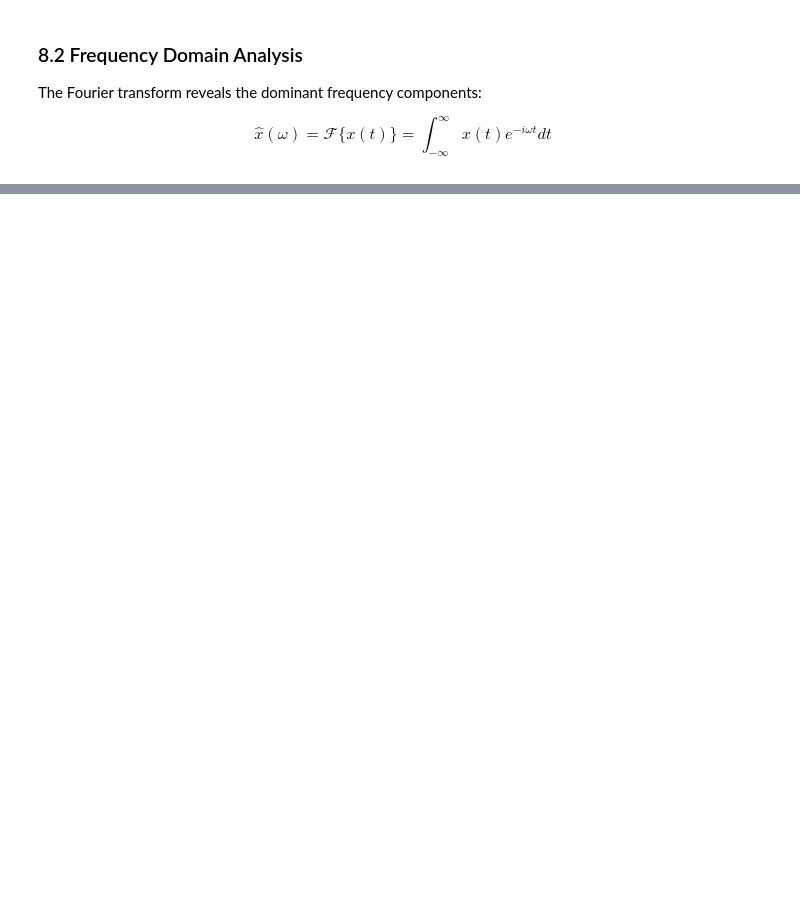
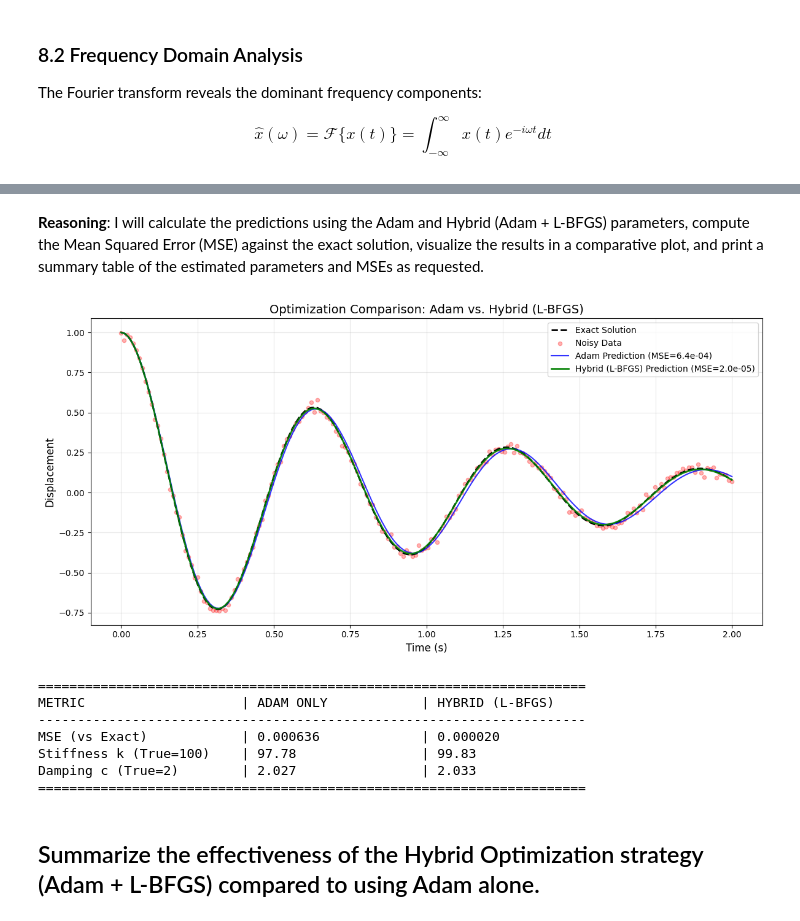
Before and after one commit to Physiker80/PINNs-for-Physics, a Jupyter notebook: PINN_Damped_Oscillator.ipynb, the cells around one changed output, grey strips where cells are left out. Saved outputs shown, nothing was run; the diff lists cells and outputs as text; code cells hidden in the pictures; blank space fills up the shorter version.

```diff
--- a/PINN_Damped_Oscillator.ipynb
+++ b/PINN_Damped_Oscillator.ipynb
@@ -1327,0 +455,16 @@ Optimizer variables declared.
+# %%
+# Use constant learning rate for stability
+lr = 1e-3
+
+# Adam optimizer
+opt_init, opt_update, get_params = optimizers.adam(lr)
+opt_state = opt_init(params)
+
+@jit
+def step(i, opt_state):
+    """Single optimization step."""
+    p = get_params(opt_state)
+    g = grad(loss)(p)
+    return opt_update(i, g, opt_state)
+
+print("Optimizer initialized (Adam, lr=1e-3)")
@@ -3238,0 +919,54 @@
+# %% [markdown]
+**Reasoning**:
+I will calculate the predictions using the Adam and Hybrid (Adam + L-BFGS) parameters, compute the Mean Squared Error (MSE) against the exact solution, visualize the results in a comparative plot, and print a summary table of the estimated parameters and MSEs as requested.
+# %%
+# 1. Generate predictions using Adam and Hybrid parameters
+u_pred_adam = v_u_pred(params_final, t_train)
+u_pred_hybrid = v_u_pred(params_lbfgs, t_train)
+
+# 2. Calculate MSE relative to the exact solution
+mse_adam = np.mean((u_pred_adam - x_exact)**2)
+mse_hybrid = np.mean((u_pred_hybrid - x_exact)**2)
+
+# 3. Visualization
+plt.figure(figsize=(12, 6))
+
+# Plot Exact Solution
+plt.plot(t_train, x_exact, 'k--', linewidth=2, label='Exact Solution')
+
+# Plot Noisy Data
+plt.scatter(t_train, x_train, c='red', alpha=0.3, s=20, label='Noisy Data')
+
+# Plot Predictions
+plt.plot(t_train, u_pred_adam, 'b-', linewidth=1.5, alpha=0.8,
+         label=f'Adam Prediction (MSE={mse_adam:.1e})')
+plt.plot(t_train, u_pred_hybrid, 'g-', linewidth=2.0, alpha=0.9,
+         label=f'Hybrid (L-BFGS) Prediction (MSE={mse_hybrid:.1e})')
+
+plt.xlabel('Time (s)', fontsize=12)
+plt.ylabel('Displacement', fontsize=12)
+plt.title('Optimization Comparison: Adam vs. Hybrid (L-BFGS)', fontsize=14)
+plt.legend()
+plt.grid(True, alpha=0.3)
+plt.tight_layout()
+plt.show()
+
+# 4. Print Summary
+print("\n" + "="*70)
+print(f"{'METRIC':<25} | {'ADAM ONLY':<20} | {'HYBRID (L-BFGS)':<20}")
+print("-" * 70)
+print(f"{'MSE (vs Exact)':<25} | {mse_adam:<20.6f} | {mse_hybrid:<20.6f}")
+print(f"{'Stiffness k (True=100)':<25} | {k_found:<20.2f} | {k_final:<20.2f}")
+print(f"{'Damping c (True=2)':<25} | {c_found:<20.3f} | {c_final:<20.3f}")
+print("="*70)
+# %% [output]
+[figure, added]
+======================================================================
+METRIC                    | ADAM ONLY            | HYBRID (L-BFGS)
+----------------------------------------------------------------------
+MSE (vs Exact)            | 0.000636             | 0.000020
+Stiffness k (True=100)    | 97.78                | 99.83
+Damping c (True=2)        | 2.027                | 2.033
+======================================================================
+# %% [markdown]
+## Summarize the effectiveness of the Hybrid Optimization strategy (Adam + L-BFGS) compared to using Adam alone.
```
Also changed, not shown: parts of 73 cells of this notebook.
